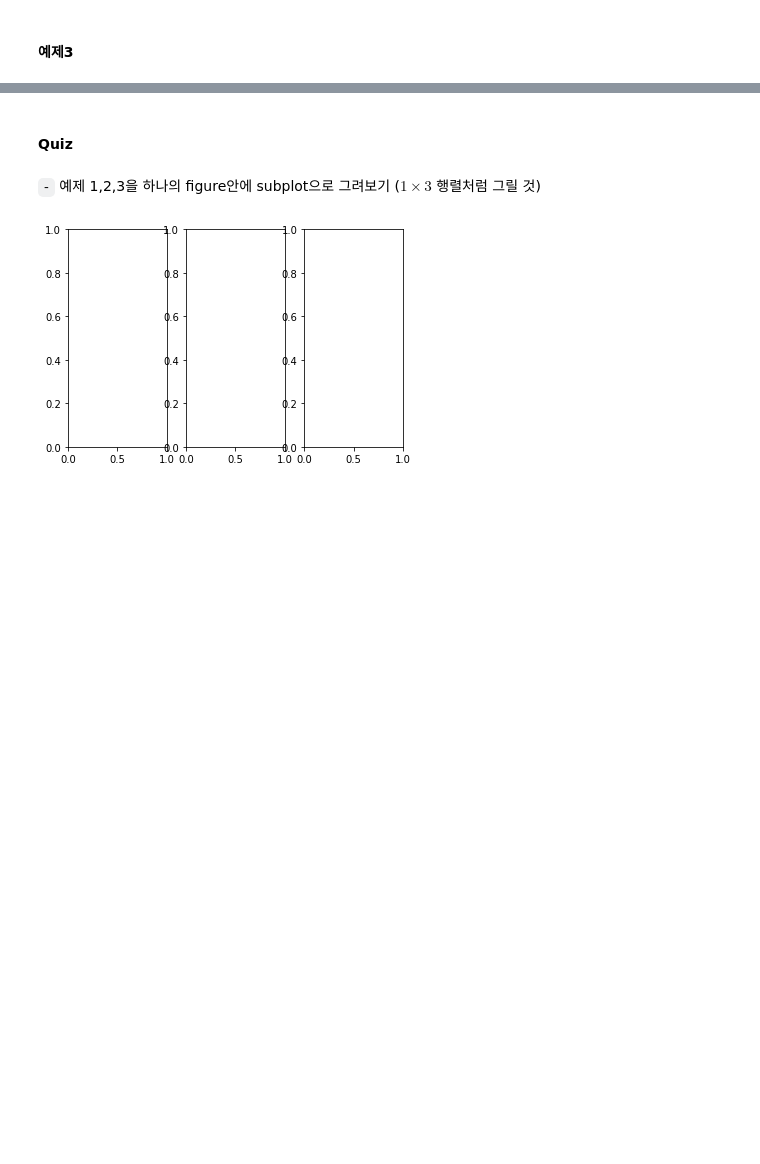
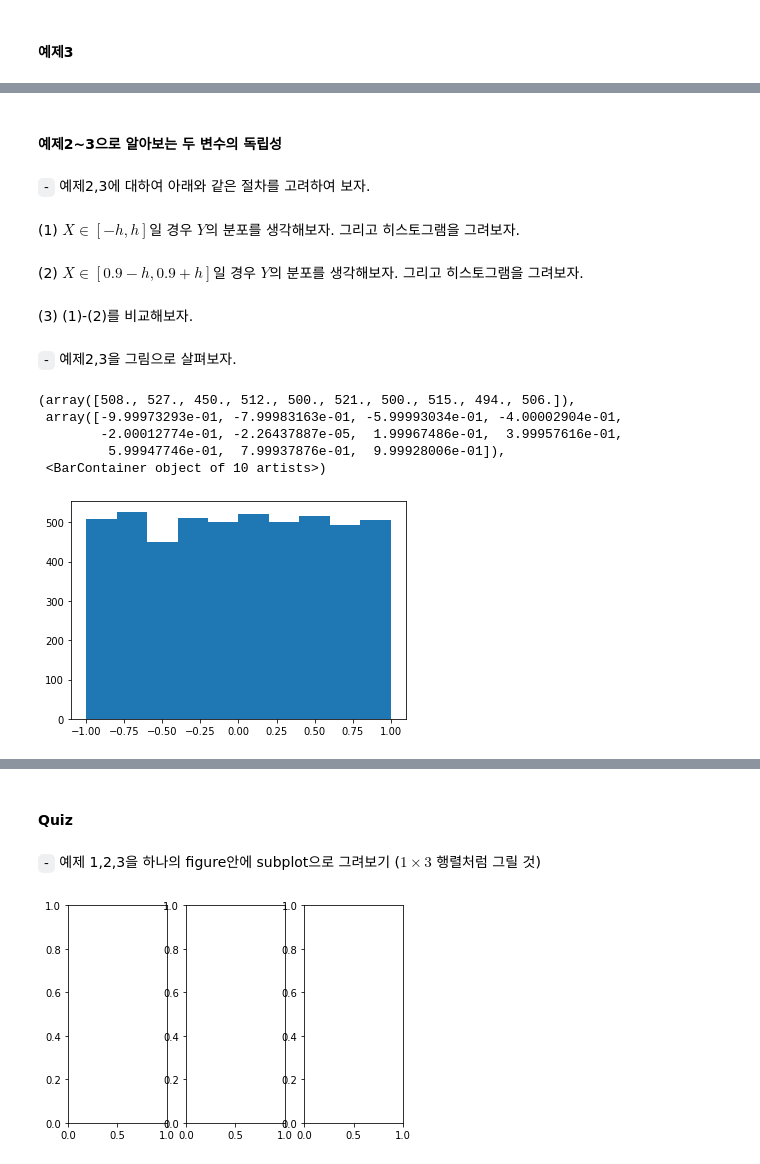
Before and after one commit to pinkocto/dinonene, a Jupyter notebook: _notebooks/2022-01-05.ipynb, the cells around one changed output, grey strips where cells are left out. Saved outputs shown, nothing was run; the diff lists cells and outputs as text; code cells hidden in the pictures; blank space fills up the shorter version.

```diff
--- a/_notebooks/2022-01-05.ipynb
+++ b/_notebooks/2022-01-05.ipynb
@@ -87,0 +88,22 @@ array([[ 1.        , -0.00255104],
+# %% [markdown]
+#### 예제2~3으로 알아보는 두 변수의 독립성
+# %% [markdown]
+`-` 예제2,3에 대하여 아래와 같은 절차를 고려하여 보자.
+# %% [markdown]
+(1) $X\in [-h,h]$일 경우 $Y$의 분포를 생각해보자. 그리고 히스토그램을 그려보자.
+# %% [markdown]
+(2) $X\in [0.9-h,0.9+h]$일 경우 $Y$의 분포를 생각해보자. 그리고 히스토그램을 그려보자.
+# %% [markdown]
+(3) (1)-(2)를 비교해보자.
+# %% [markdown]
+`-` 예제2,3을 그림으로 살펴보자.
+# %%
+h=0.05
+plt.hist(y2[(x2> -h)*(x2< h)])
+# %% [output]
+(array([508., 527., 450., 512., 500., 521., 500., 515., 494., 506.]),
+ array([-9.99973293e-01, -7.99983163e-01, -5.99993034e-01, -4.00002904e-01,
+        -2.00012774e-01, -2.26437887e-05,  1.99967486e-01,  3.99957616e-01,
+         5.99947746e-01,  7.99937876e-01,  9.99928006e-01]),
+ <BarContainer object of 10 artists>)
+[figure, added]
```
Also changed, not shown: parts of 27 cells of this notebook.
